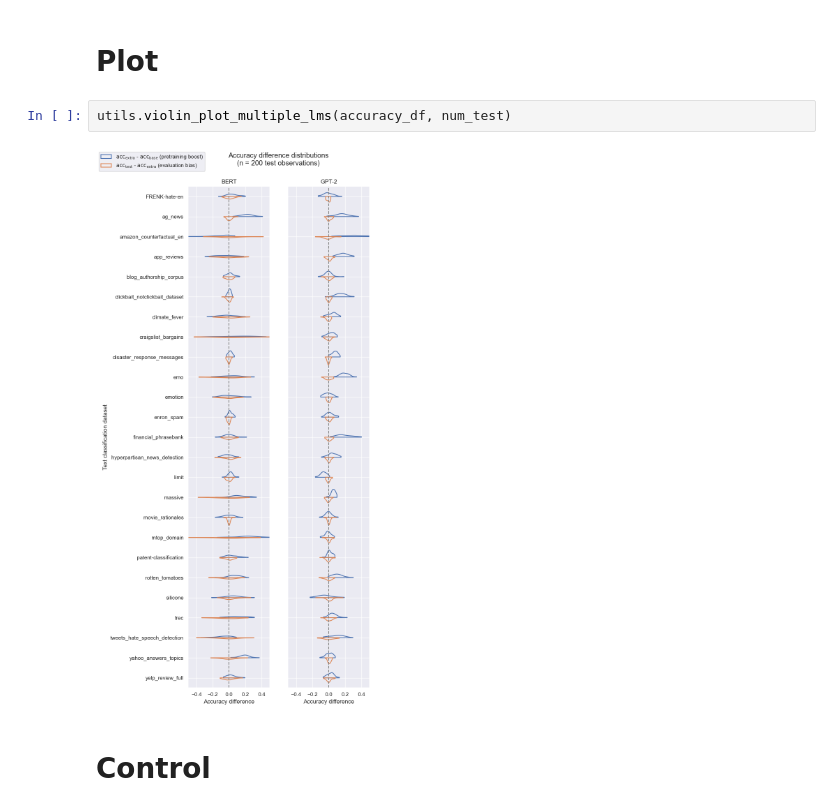
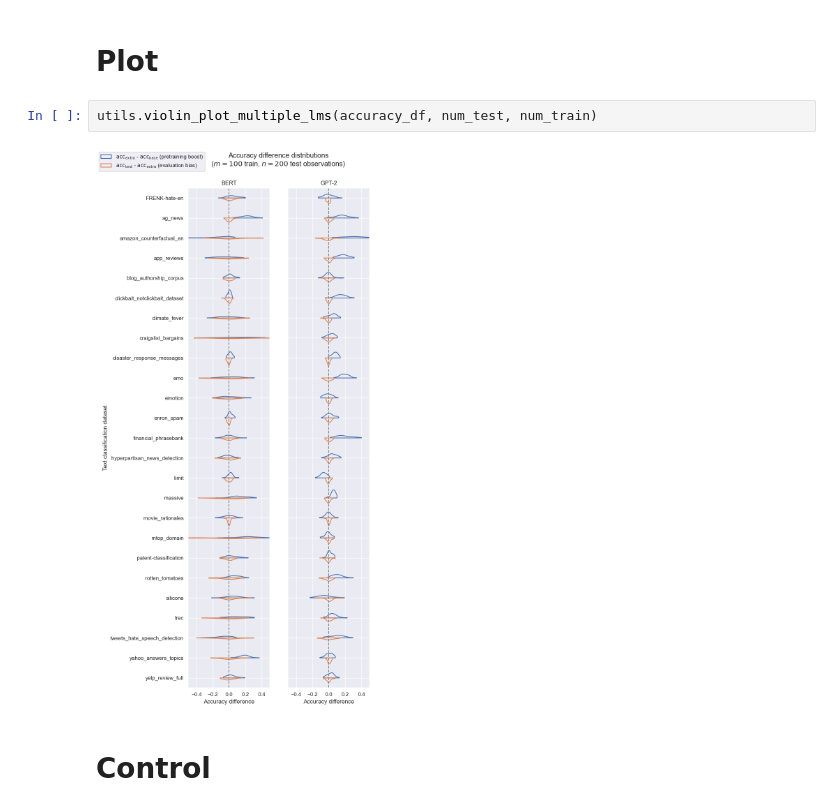
Before and after one commit to kddubey/pretrain-on-test, a Jupyter notebook: analysis/fit_posteriors/m100/main_m100_n200.ipynb, the cells around one changed output. Cells and saved outputs as stored; diff of their text form.

```diff
--- a/analysis/fit_posteriors/m100/main_m100_n200.ipynb
+++ b/analysis/fit_posteriors/m100/main_m100_n200.ipynb
@@ -36,9 +36,9 @@ id_vars = ["num_test", "pair", "lm_type", "dataset"]
 # %% [markdown]
 # Plot
 # %%
-utils.violin_plot_multiple_lms(accuracy_df, num_test)
+utils.violin_plot_multiple_lms(accuracy_df, num_test, num_train)
 # %% [output]
-[figure, old version]
+[figure, new version]
 # %% [markdown]
 # Control
 # %%
```
Also changed, not shown: 9 other files.
